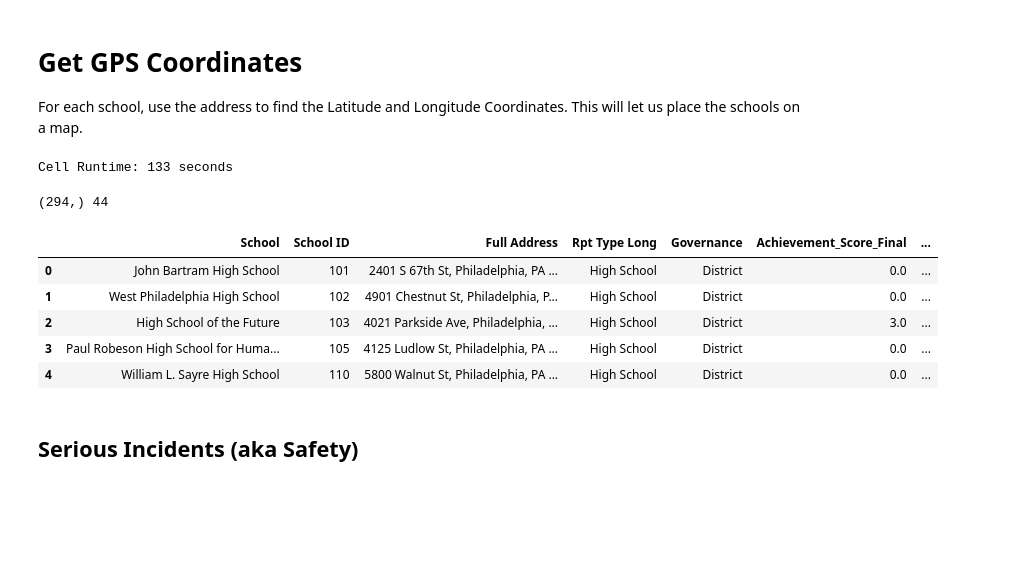
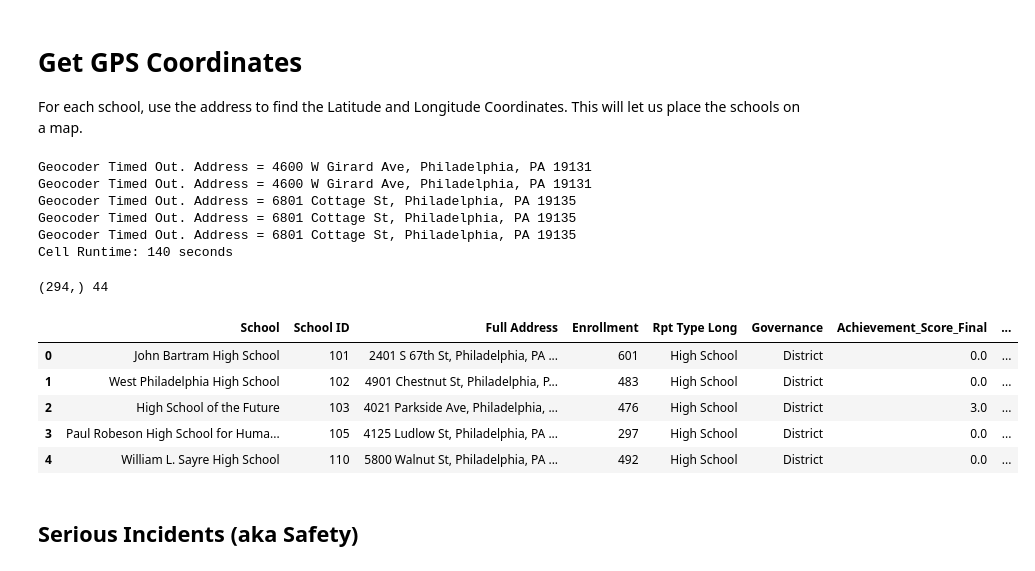
Before and after one commit to benattix/philly-schools, a Jupyter notebook: data_transformations_final.ipynb, the cells around one changed output. Cells and saved outputs as stored; diff of their text form; code cells hidden in the pictures; blank space fills up the shorter version.

```diff
--- a/data_transformations_final.ipynb
+++ b/data_transformations_final.ipynb
@@ -81,8 +81,8 @@ for index, row in spr.iterrows():
     addr = row['Full Address']
 
     if row['School ID'] not in lat:
-        # try geocoder 3 times
-        for i in range(0,3):
+        # try geocoder 4 times
+        for i in range(0,4):
             try:
                 location = geolocator.geocode(addr)
                 break
@@ -105,7 +105,12 @@ for index, row in spr.iterrows():
 
 print('Cell Runtime:', round(time.time() - cell_start), 'seconds')
 # %% [output]
-Cell Runtime: 133 seconds
+Geocoder Timed Out. Address = 4600 W Girard Ave, Philadelphia, PA 19131
+Geocoder Timed Out. Address = 4600 W Girard Ave, Philadelphia, PA 19131
+Geocoder Timed Out. Address = 6801 Cottage St, Philadelphia, PA 19135
+Geocoder Timed Out. Address = 6801 Cottage St, Philadelphia, PA 19135
+Geocoder Timed Out. Address = 6801 Cottage St, Philadelphia, PA 19135
+Cell Runtime: 140 seconds
 # %%
 print(lat.shape, sum(pd.isnull(lat)))
 lat = lat.rename("Latitude")
@@ -115,18 +120,18 @@ lon = lon.rename("Longitude")
 # %%
 df = pd.merge(spr, spr_yoy, how='inner', on='School ID')
 df = pd.merge(df, lat.to_frame(), how='left', left_on='School ID', right_index=True)
 df = pd.merge(df, lon.to_frame(), how='left', left_on='School ID', right_index=True)
 
-df = df[['School','School ID', 'Full Address', 'Rpt Type Long','Governance', 'Achievement_Score_Final', \
+df = df[['School','School ID', 'Full Address', 'Enrollment', 'Rpt Type Long','Governance', 'Achievement_Score_Final', \
          'Progress_Score_Final', 'Climate_Score_Final', 'Overall_Score_Final', 'Latitude', 'Longitude']]
 df.head()
 # %% [output]
-|  | School | School ID | Full Address | Rpt Type Long | Governance | Achievement_Score_Final | ... |
-| 0 | John Bartram High School | 101 | 2401 S 67th St, Philadelphia, PA ... | High School | District | 0.0 | ... |
-| 1 | West Philadelphia High School | 102 | 4901 Chestnut St, Philadelphia, P... | High School | District | 0.0 | ... |
-| 2 | High School of the Future | 103 | 4021 Parkside Ave, Philadelphia, ... | High School | District | 3.0 | ... |
-| 3 | Paul Robeson High School for Huma... | 105 | 4125 Ludlow St, Philadelphia, PA ... | High School | District | 0.0 | ... |
-| 4 | William L. Sayre High School | 110 | 5800 Walnut St, Philadelphia, PA ... | High School | District | 0.0 | ... |
+|  | School | School ID | Full Address | Enrollment | Rpt Type Long | Governance | Achievement_Score_Final | ... |
+| 0 | John Bartram High School | 101 | 2401 S 67th St, Philadelphia, PA ... | 601 | High School | District | 0.0 | ... |
+| 1 | West Philadelphia High School | 102 | 4901 Chestnut St, Philadelphia, P... | 483 | High School | District | 0.0 | ... |
+| 2 | High School of the Future | 103 | 4021 Parkside Ave, Philadelphia, ... | 476 | High School | District | 3.0 | ... |
+| 3 | Paul Robeson High School for Huma... | 105 | 4125 Ludlow St, Philadelphia, PA ... | 297 | High School | District | 0.0 | ... |
+| 4 | William L. Sayre High School | 110 | 5800 Walnut St, Philadelphia, PA ... | 492 | High School | District | 0.0 | ... |
 # %% [markdown]
 ## Serious Incidents (aka Safety)
 # %%
```
Also changed, not shown: parts of 5 cells of this notebook, 2 other files.
